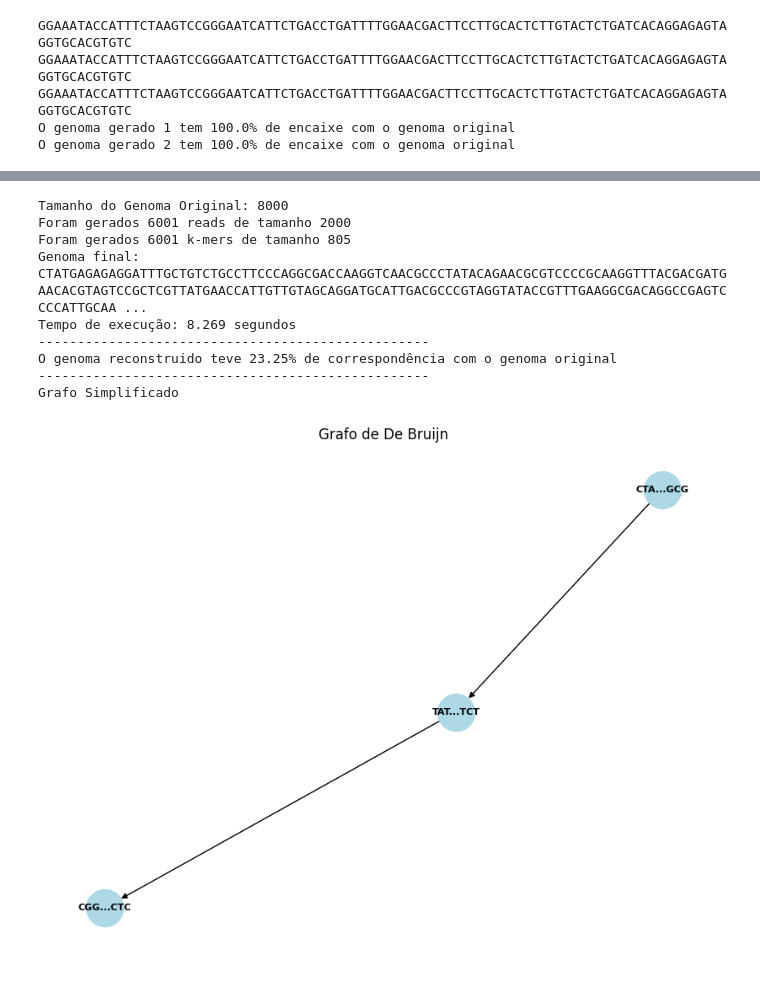
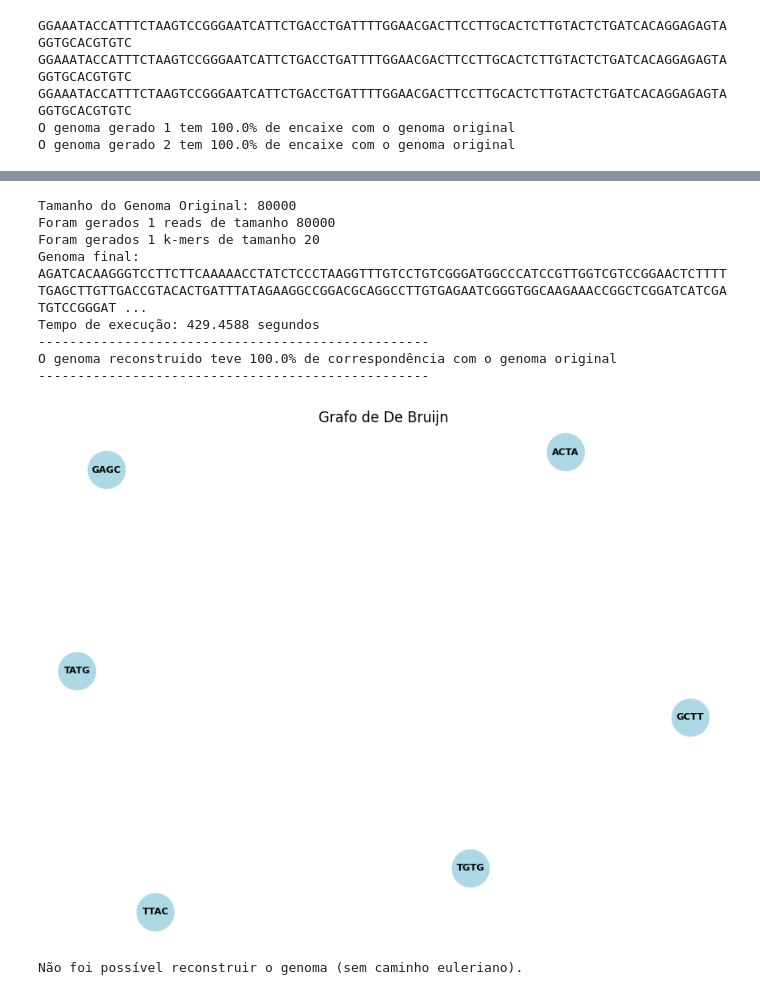
Before and after one commit to Arthurfpmaciel/DeBruijnGraph, a Jupyter notebook: teste.ipynb, the cells around one changed output, grey strips where cells are left out. Cells and saved outputs as stored; diff of their text form; code cells hidden in the pictures.

```diff
--- a/teste.ipynb
+++ b/teste.ipynb
@@ -325,22 +317,36 @@ Grafo Simplificado
 # %%
 # sem ajuste de k
-grafo, genoma, grafo_simplificado,tempo = recombinacao_genetica(genoma4,2000,805)
+grafo, genoma, grafo_simplificado,tempo = recombinacao_genetica(genoma5,80000,20)
 print("-"*50)
-corr = manager.comparar_genormas(genoma3,genoma)
+corr = manager.comparar_genormas(genoma5,genoma)
 print(f"O genoma reconstruido teve {round(corr*100,2)}% de correspondência com o genoma original")
 print("-"*50)
 # print("Grafo Completo")
 # manager.desenhar_grafo(grafo)
-print("Grafo Simplificado")
-manager.desenhar_grafo(grafo_simplificado)
+# print("Grafo Simplificado")
+# manager.desenhar_grafo(grafo_simplificado)
 # %% [output]
-Tamanho do Genoma Original: 8000
-Foram gerados 6001 reads de tamanho 2000
-Foram gerados 6001 k-mers de tamanho 805
-Genoma final: CTATGAGAGAGGATTTGCTGTCTGCCTTCCCAGGCGACCAAGGTCAACGCCCTATACAGAACGCGTCCCCGCAAGGTTTACGACGATGAACACGTAGTCCGCTCGTTATGAACCATTGTTGTAGCAGGATGCATTGACGCCCGTAGGTATACCGTTTGAAGGCGACAGGCCGAGTCCCCATTGCAA ...
-Tempo de execução: 8.269 segundos
+Tamanho do Genoma Original: 80000
+Foram gerados 1 reads de tamanho 80000
+Foram gerados 1 k-mers de tamanho 20
+Genoma final: AGATCACAAGGGTCCTTCTTCAAAAACCTATCTCCCTAAGGTTTGTCCTGTCGGGATGGCCCATCCGTTGGTCGTCCGGAACTCTTTTTGAGCTTGTTGACCGTACACTGATTTATAGAAGGCCGGACGCAGGCCTTGTGAGAATCGGGTGGCAAGAAACCGGCTCGGATCATCGATGTCCGGGAT ...
+Tempo de execução: 429.4588 segundos
 --------------------------------------------------
-O genoma reconstruido teve 23.25% de correspondência com o genoma original
+O genoma reconstruido teve 100.0% de correspondência com o genoma original
 --------------------------------------------------
-Grafo Simplificado
-[figure, removed]
+# %%
+g = Gerenciador_de_Genomas()
+reads = ["GAGC", "GCTT", "TTAC", "ACTA", "TATG", "TGTG"]
+kmers = reads # g.gerar_kmers(reads, k=4)
+grafo = g.gerar_grafo_de_DeBruijn(kmers)
+g.desenhar_grafo(grafo)
+
+if  g.verificar_se_tem_caminho_euleriano(grafo):
+    caminho = g.obter_caminho_euleriano(grafo)
+    genoma_reconstruido = g.reconstruir_genoma(caminho)
+    print("Genoma reconstruído:", genoma_reconstruido)
+else:
+    print("Não foi possível reconstruir o genoma (sem caminho euleriano).")
+# %% [output]
+[figure, added]
+Não foi possível reconstruir o genoma (sem caminho euleriano).
```
Also changed, not shown: parts of 12 cells of this notebook, 3 other files.
